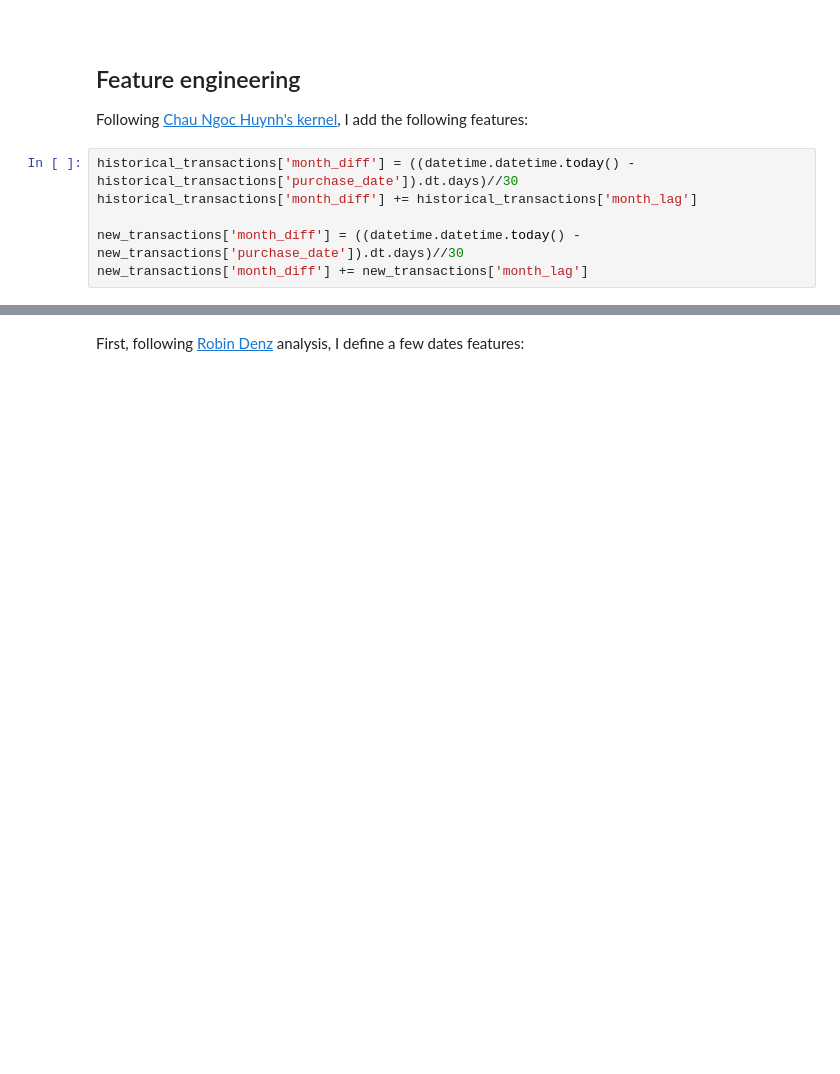
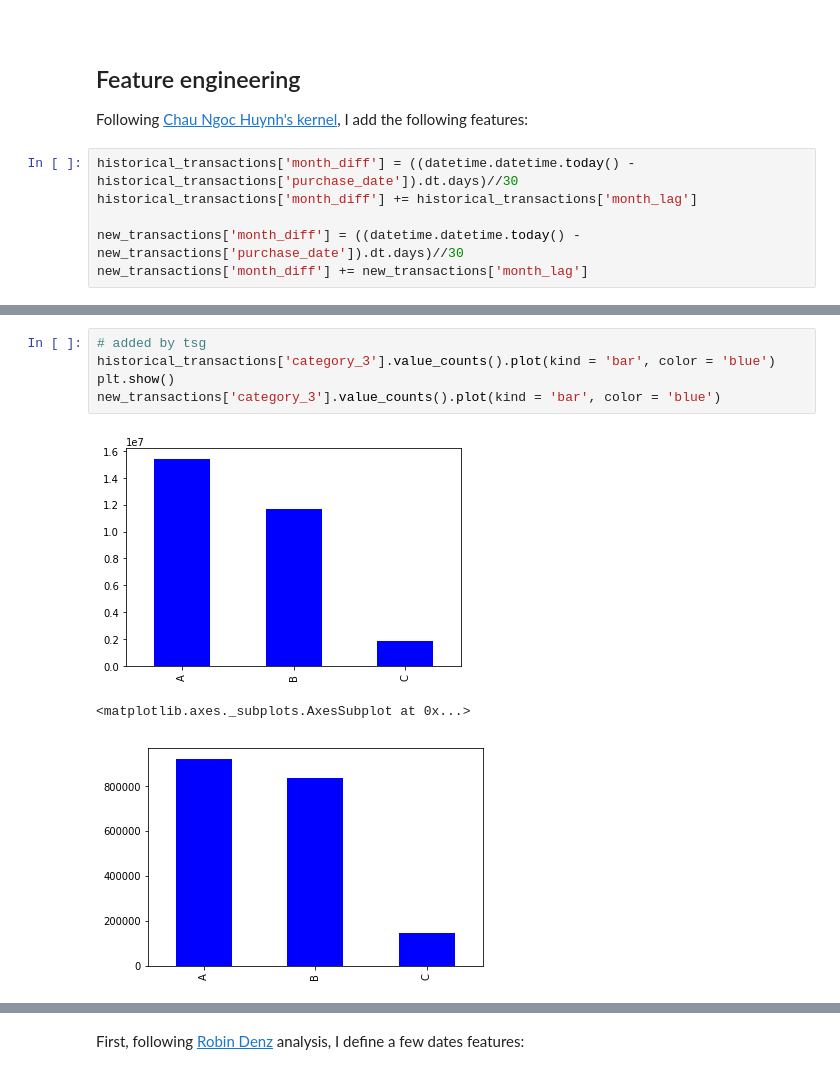
Before and after one commit to tusonggao/jupyter_notebook_dir, a Jupyter notebook: elo-world.ipynb, the cells around one changed output, grey strips where cells are left out. Drawn from its saved outputs; the diff is of its cells as text; blank space fills up the shorter version.

```diff
--- a/elo-world.ipynb
+++ b/elo-world.ipynb
@@ -141,0 +149,9 @@ historical_transactions[:5]
+# %%
+# added by tsg
+historical_transactions['category_3'].value_counts().plot(kind = 'bar', color = 'blue')
+plt.show()
+new_transactions['category_3'].value_counts().plot(kind = 'bar', color = 'blue')
+# %% [output]
+[figure, added]
+<matplotlib.axes._subplots.AxesSubplot at 0x...>
+[figure, added]
```
Also changed, not shown: parts of 12 cells of this notebook, 2 other files.
